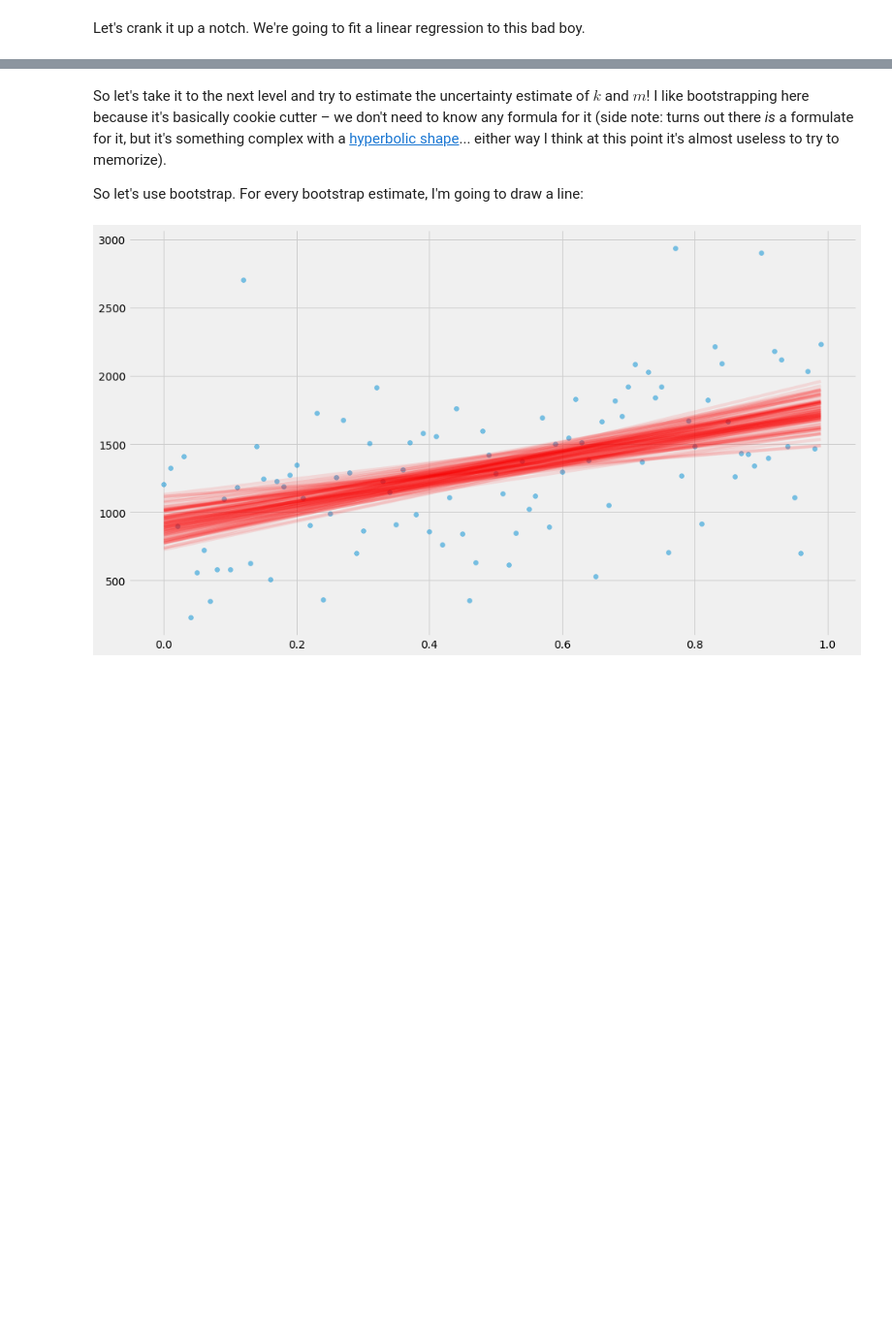
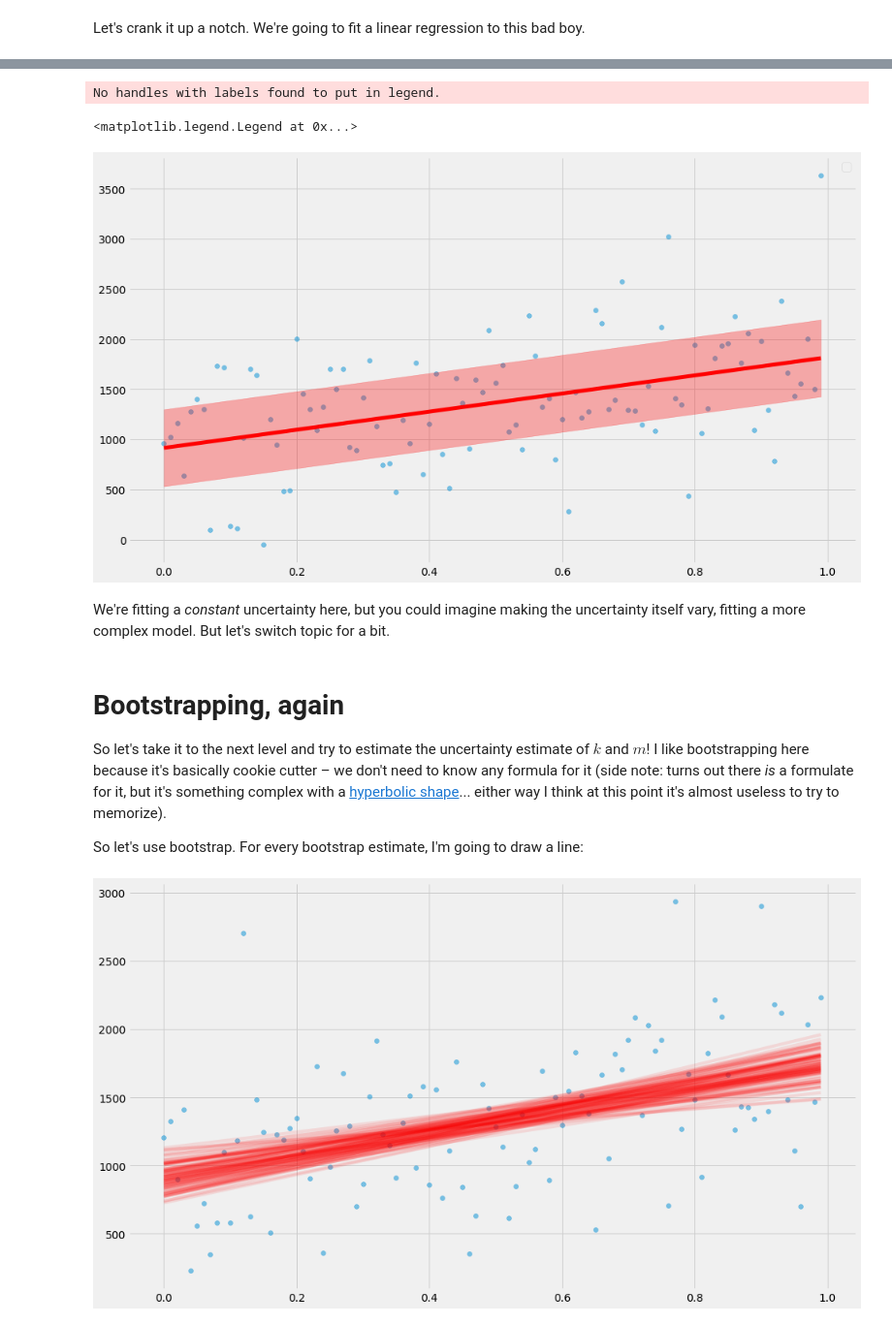
Before and after one commit to erikbern/uncertainty, a Jupyter notebook: notebook.ipynb, the cells around one changed output, grey strips where cells are left out. Shown: that part at 97% size. Drawn from its saved outputs; the diff is of its cells as text; code cells hidden in the pictures; blank space fills up the shorter version.

Commit message:
got the likelihood working

```diff
--- a/notebook.ipynb
+++ b/notebook.ipynb
@@ -173,4 +179,25 @@ No handles with labels found to put in legend.
+# %%
+import scipy.optimize
+
+def neg_log_likelihood(tup, xs, ys):
+    k, m, sigma = tup
+    delta = k * xs + m - ys
+    return len(xs)*numpy.log(2*numpy.pi*sigma**2) + numpy.dot(delta, delta) / (2*sigma**2)
+
+k_hat, m_hat, sigma_hat = scipy.optimize.minimize(neg_log_likelihood, (0, 0, 1), args=(xs, ys)).x
+pyplot.scatter(xs, ys, alpha=0.5)
+pyplot.plot(xs, xs*k_hat + m_hat, color='red', linewidth=5)
+pyplot.fill_between(xs, xs*k_hat + m_hat - sigma_hat, xs*k_hat + m_hat + sigma_hat, color='red', alpha=0.3)
+pyplot.legend()
+# %% [output]
+No handles with labels found to put in legend.
+<matplotlib.legend.Legend at 0x...>
+[figure, added]
+# %% [markdown]
+We're fitting a _constant_ uncertainty here, but you could imagine making the uncertainty itself vary, fitting a more complex model. But let's switch topic for a bit.
 # %% [markdown]
+# Bootstrapping, again
+
 So let's take it to the next level and try to estimate the uncertainty estimate of $k$ and $m$! I like bootstrapping here because it's basically cookie cutter – we don't need to know any formula for it (side note: turns out there _is_ a formulate for it, but it's something complex with a [hyperbolic shape](https://en.wikipedia.org/wiki/Simple_linear_regression#Normality_assumption)... either way I think at this point it's almost useless to try to memorize).
 
 So let's use bootstrap. For every bootstrap estimate, I'm going to draw a line:
```
Also changed, not shown: parts of 15 cells of this notebook.
